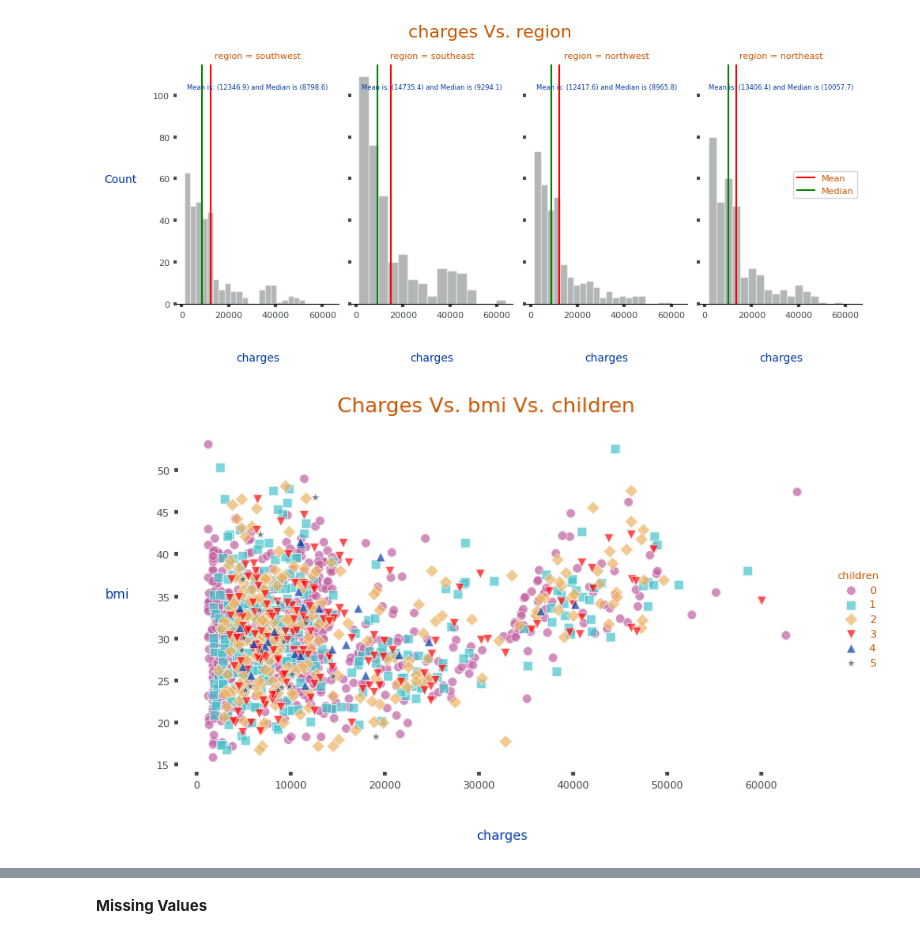
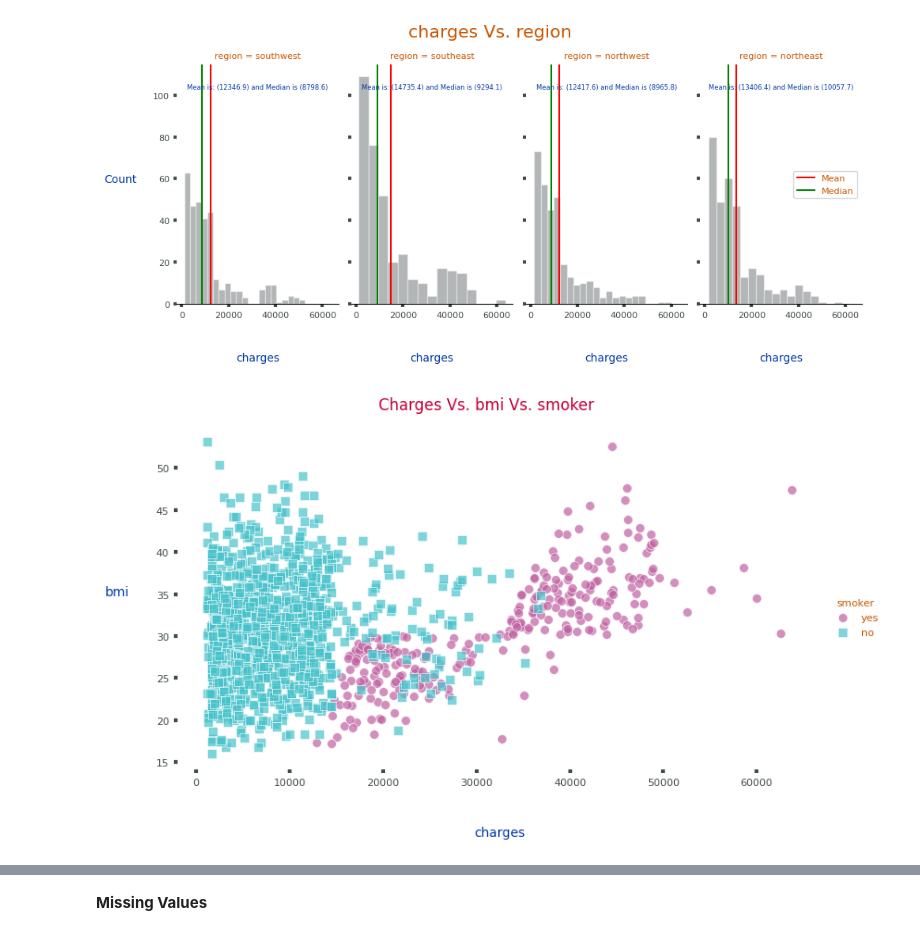
Before and after one commit to MohammedNasserAhmed/MHIP, a Jupyter notebook: MHIP.ipynb, the cells around one changed output, grey strips where cells are left out. Cells and saved outputs as stored; diff of their text form; code cells hidden in the pictures.

```diff
--- a/MHIP.ipynb
+++ b/MHIP.ipynb
@@ -436,7 +475,7 @@ create_plot(data=df,var_1='region', metrics = True, metrics_size=6)
 def bivariate_plot(data, hue, var):
     g = sns.FacetGrid(data, hue=hue, palette=pal,hue_kws={'marker': ['o', 's', 'D','v','^','*']}, height=5)
     g.fig.set_size_inches(8, 5)
-    g.fig.suptitle(f'Charges Vs. {var} Vs. {hue}', fontsize=16, color ="#CC5500")
+    g.fig.suptitle(f'Charges Vs. {var} Vs. {hue}', fontsize=12, color = "#C70039") # "#C70039""#CC5500"
     for ax in g.axes.flat:
         ax.spines['left'].set_visible(False)
         ax.spines['bottom'].set_visible(False)
@@ -448,9 +487,9 @@ def bivariate_plot(data, hue, var):
     g.add_legend()
     plt.show()
 # %%
-bivariate_plot(df, hue='children', var = "bmi")
+bivariate_plot(df, hue='smoker', var = "bmi")
 # %% [output]
-[figure, old version]
+[figure, new version]
 # %%
 def barplot(data, var, hue):
     plt.rcParams['font.size'] = 8
```
Also changed, not shown: parts of 80 cells of this notebook.
